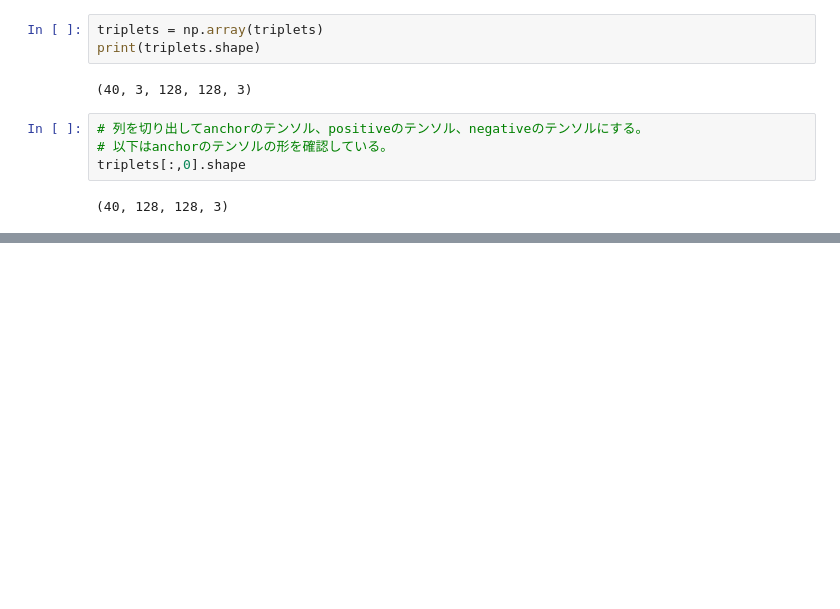
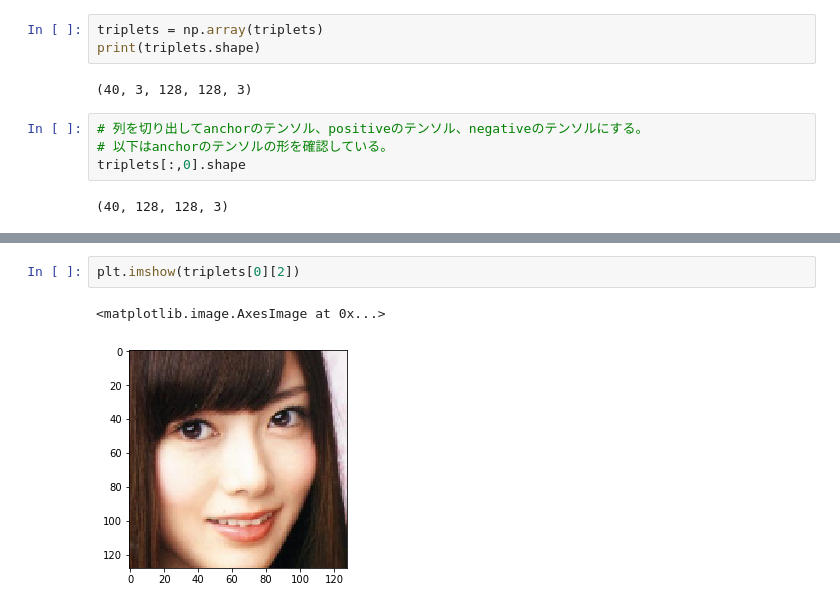
Before and after one commit to zukakosan/tripletNet, a Jupyter notebook: MyFashionNet001.ipynb, the cells around one changed output, grey strips where cells are left out. Saved outputs shown, nothing was run; the diff lists cells and outputs as text; blank space fills up the shorter version.

```diff
--- a/MyFashionNet001.ipynb
+++ b/MyFashionNet001.ipynb
@@ -301,0 +345,5 @@ Epoch 1/1
+# %%
+plt.imshow(triplets[0][2])
+# %% [output]
+<matplotlib.image.AxesImage at 0x...>
+[figure, added]
```
Also changed, not shown: parts of 8 cells of this notebook, 4 other files.
